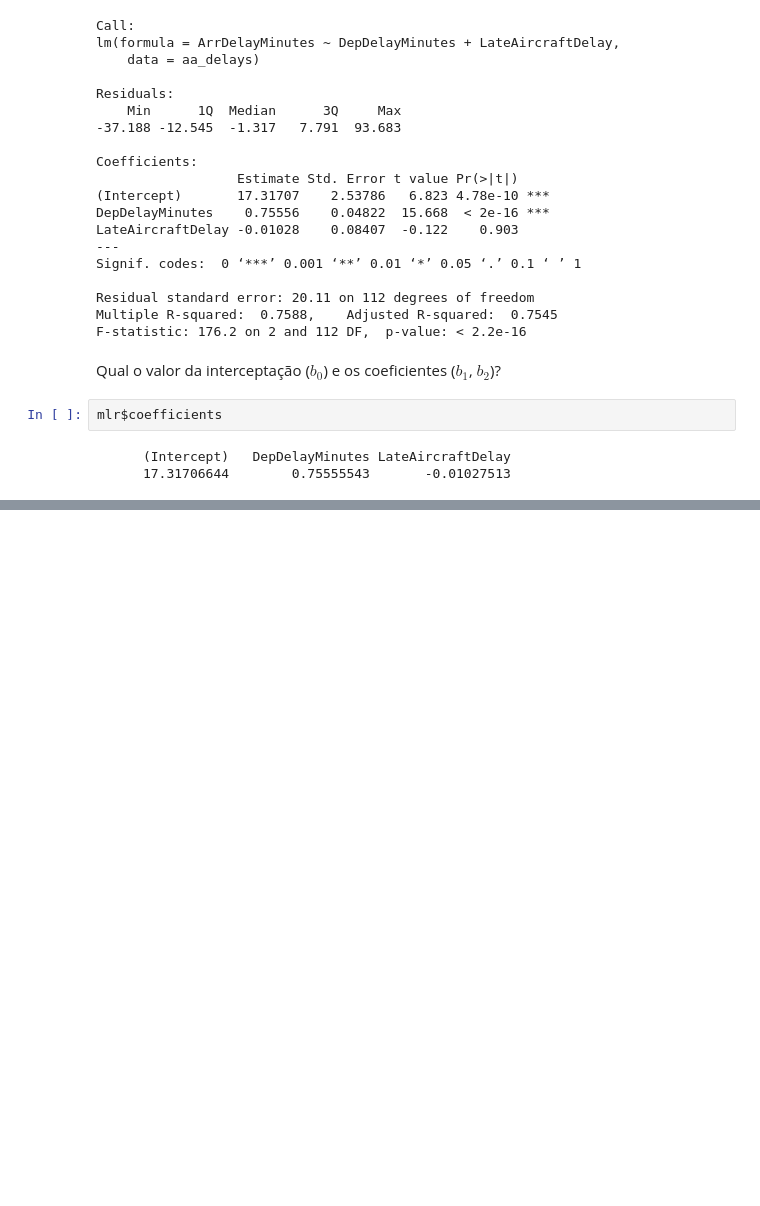
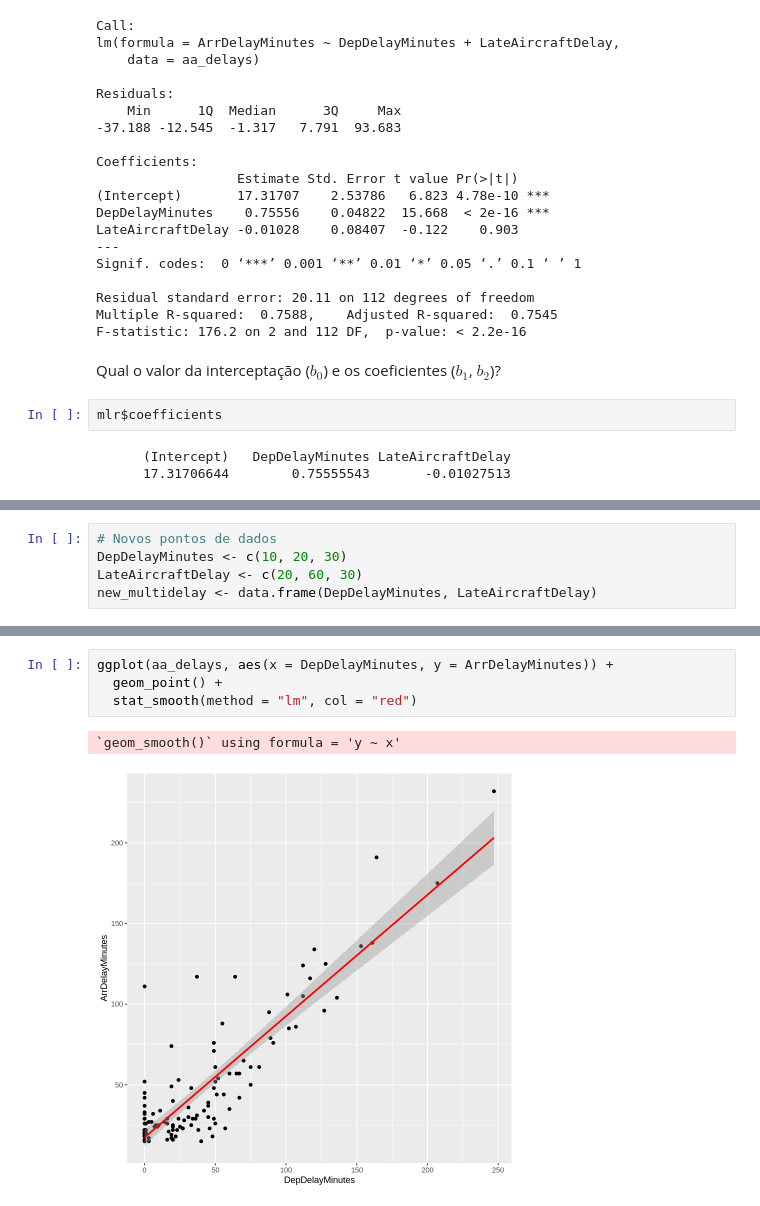
Before and after one commit to Code-Lipe/model_development_tidyverse, a Jupyter notebook: model_development.ipynb, the cells around one changed output, grey strips where cells are left out. Cells and saved outputs as stored; diff of their text form; blank space fills up the shorter version.

```diff
--- a/model_development.ipynb
+++ b/model_development.ipynb
@@ -211,0 +251,5 @@ mlr$coefficients
+# %%
+# Novos pontos de dados
+DepDelayMinutes <- c(10, 20, 30)
+LateAircraftDelay <- c(20, 60, 30)
+new_multidelay <- data.frame(DepDelayMinutes, LateAircraftDelay)
@@ -211,0 +283,7 @@ mlr$coefficients
+# %%
+ggplot(aa_delays, aes(x = DepDelayMinutes, y = ArrDelayMinutes)) +
+  geom_point() +
+  stat_smooth(method = "lm", col = "red")
+# %% [output]
+`geom_smooth()` using formula = 'y ~ x'
+[figure, added]
```
Also changed, not shown: parts of 62 cells of this notebook.
